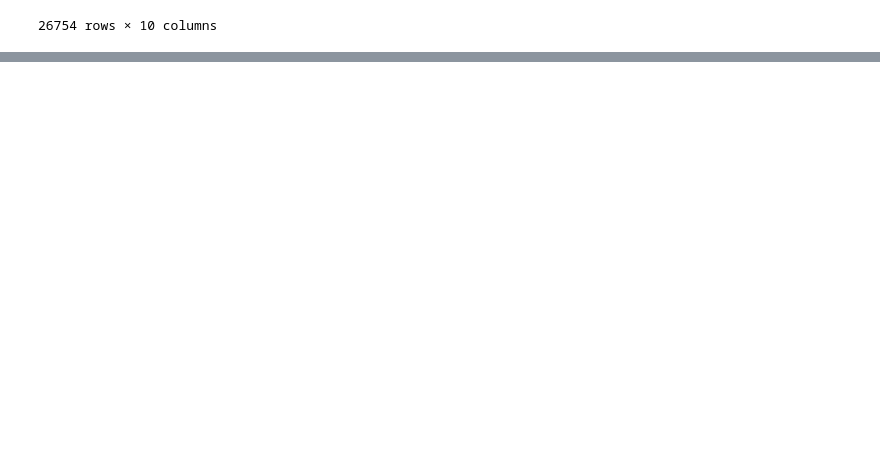
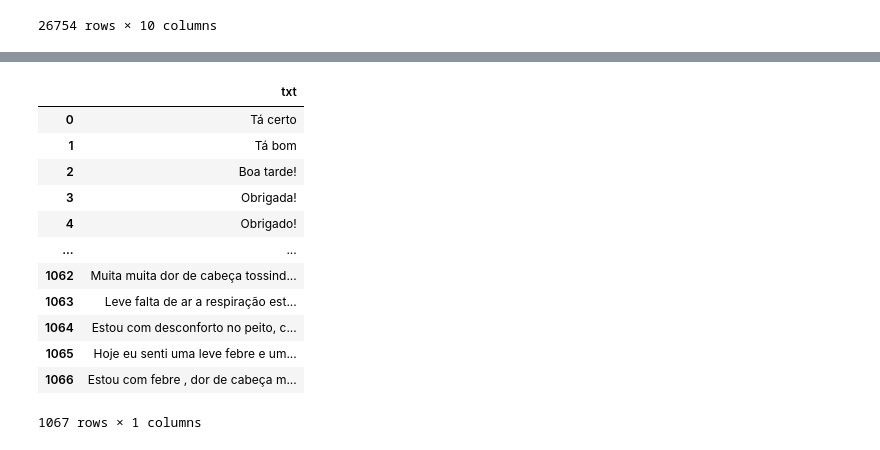
Before and after one commit to valmirosjunior/intent_classifier, a Jupyter notebook: notebooks/validation/clasify_sentences_manual.ipynb, the cells around one changed output, grey strips where cells are left out. Saved outputs shown, nothing was run; the diff lists cells and outputs as text; code cells hidden in the pictures; blank space fills up the shorter version.

```diff
--- a/notebooks/validation/clasify_sentences_manual.ipynb
+++ b/notebooks/validation/clasify_sentences_manual.ipynb
@@ -38,0 +78,4 @@ pd.read_csv(fm.filename_from_data_dir('output/patient/clean_sentences.csv'))
+# %%
+df_glove =  read_annotated_sentences('glove')
+
+df_glove.describe()
@@ -38,0 +88,4 @@ pd.read_csv(fm.filename_from_data_dir('output/patient/clean_sentences.csv'))
+# %%
+df_flair = read_annotated_sentences('flair_pt')
+
+df_flair.describe()
@@ -38,0 +98,4 @@ pd.read_csv(fm.filename_from_data_dir('output/patient/clean_sentences.csv'))
+# %%
+df_lasbe = read_annotated_sentences('lasbe')
+
+df_lasbe.describe()
@@ -38,0 +108,4 @@ pd.read_csv(fm.filename_from_data_dir('output/patient/clean_sentences.csv'))
+# %%
+df_use = read_annotated_sentences('use')
+
+df_use.describe()
@@ -38,0 +118,27 @@ pd.read_csv(fm.filename_from_data_dir('output/patient/clean_sentences.csv'))
+# %%
+# pd.merge(df_bert['txt'], df_glove['txt'], how ='inner', on ='txt')
+
+dfs = [df_bert, df_flair, df_glove, df_lasbe, df_use]
+
+# pd.concat(dfs, axis=1, join='inner')
+
+
+df_merged = dfs[0]
+for df in dfs[1:]:
+    df_merged = pd.merge(df_merged['txt'], df['txt'], on='txt', how='inner')
+
+df_merged
+# %% [output]
+|  | txt |
+| 0 | Tá certo |
+| 1 | Tá bom |
+| 2 | Boa tarde! |
+| 3 | Obrigada! |
+| 4 | Obrigado! |
+| ... | ... |
+| 1062 | Muita muita dor de cabeça tossind... |
+| 1063 | Leve falta de ar a respiração est... |
+| 1064 | Estou com desconforto no peito, c... |
+| 1065 | Hoje eu senti uma leve febre e um... |
+| 1066 | Estou com febre , dor de cabeça m... |
+1067 rows × 1 columns
```
Also changed, not shown: parts of 27 cells of this notebook, 7 other files.
